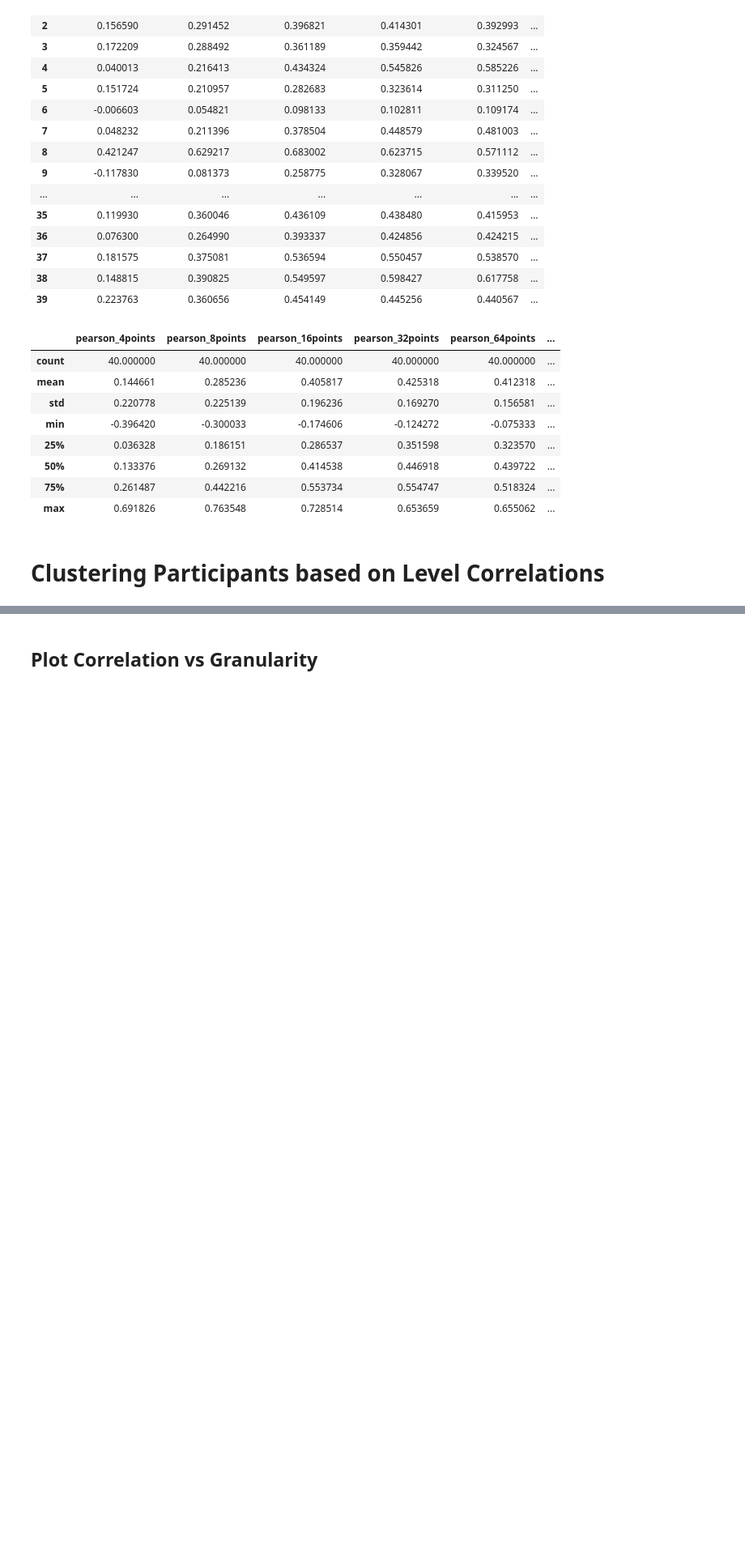
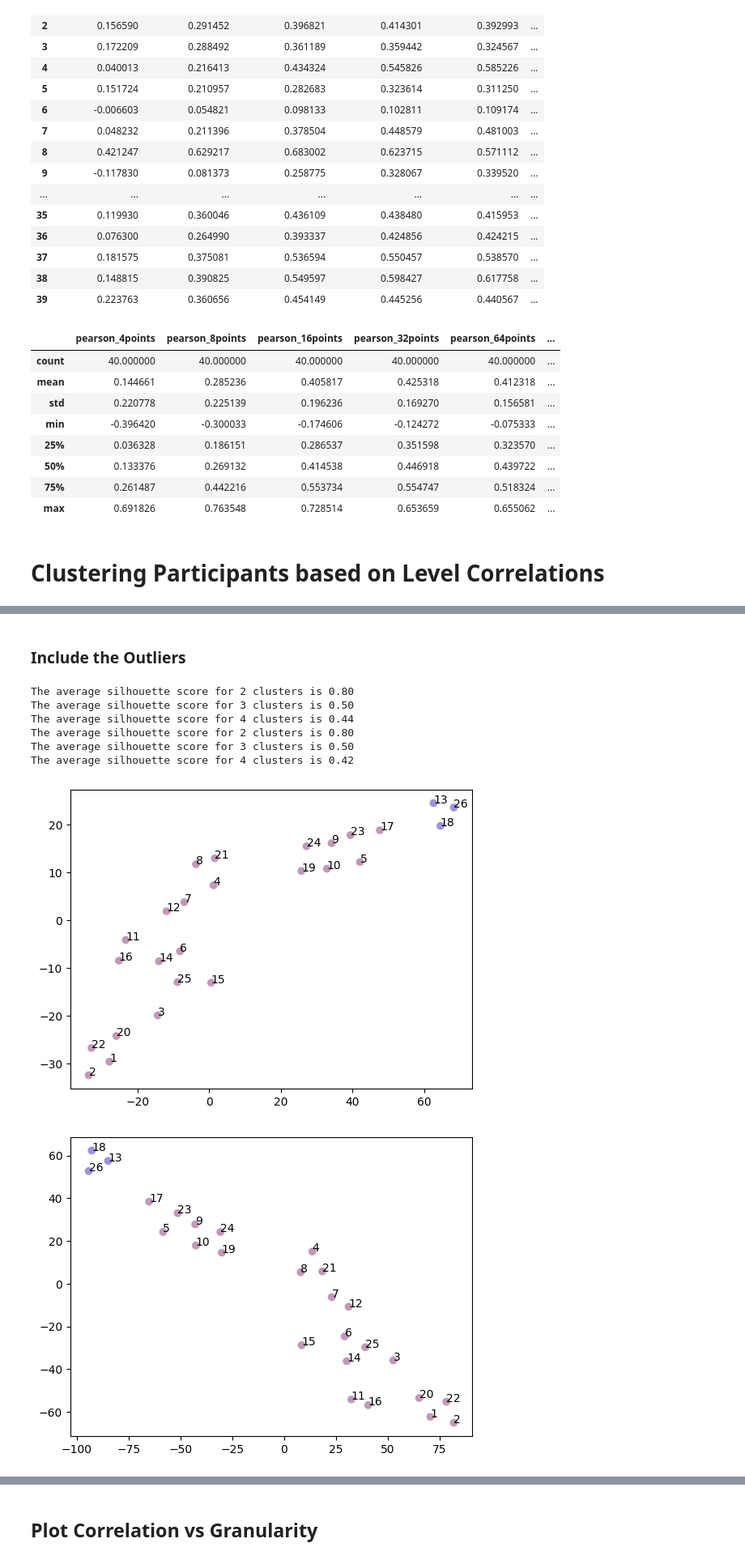
Before and after one commit to shenkev/segment-anything, a Jupyter notebook: analysis/cluster.ipynb, the cells around one changed output, grey strips where cells are left out. Shown at 81% size. Cells and saved outputs as stored; diff of their text form; code cells hidden in the pictures; blank space fills up the shorter version.

```diff
--- a/analysis/cluster.ipynb
+++ b/analysis/cluster.ipynb
@@ -279,0 +335,17 @@ run_tsne(df.to_numpy(), labels=participants)
+# %% [markdown]
+### Include the Outliers
+# %%
+df = correlations['rsivl']
+participants = list(range(1, 27))
+run_tsne(df[['spearman_{}'.format(l) for l in levels]].to_numpy(), labels=participants);
+nclusters, cluster_arr, clusters = run_kmeans(df[['spearman_{}'.format(l) for l in levels]].to_numpy())
+run_tsne(df[['spearman_{}'.format(l) for l in levels]].to_numpy(), labels=participants, clusters=cluster_arr);
+# %% [output]
+The average silhouette score for 2 clusters is 0.80
+The average silhouette score for 3 clusters is 0.50
+The average silhouette score for 4 clusters is 0.44
+The average silhouette score for 2 clusters is 0.80
+The average silhouette score for 3 clusters is 0.50
+The average silhouette score for 4 clusters is 0.42
+[figure, added]
+[figure, added]
```
Also changed, not shown: parts of 94 cells of this notebook, 1 other file.
